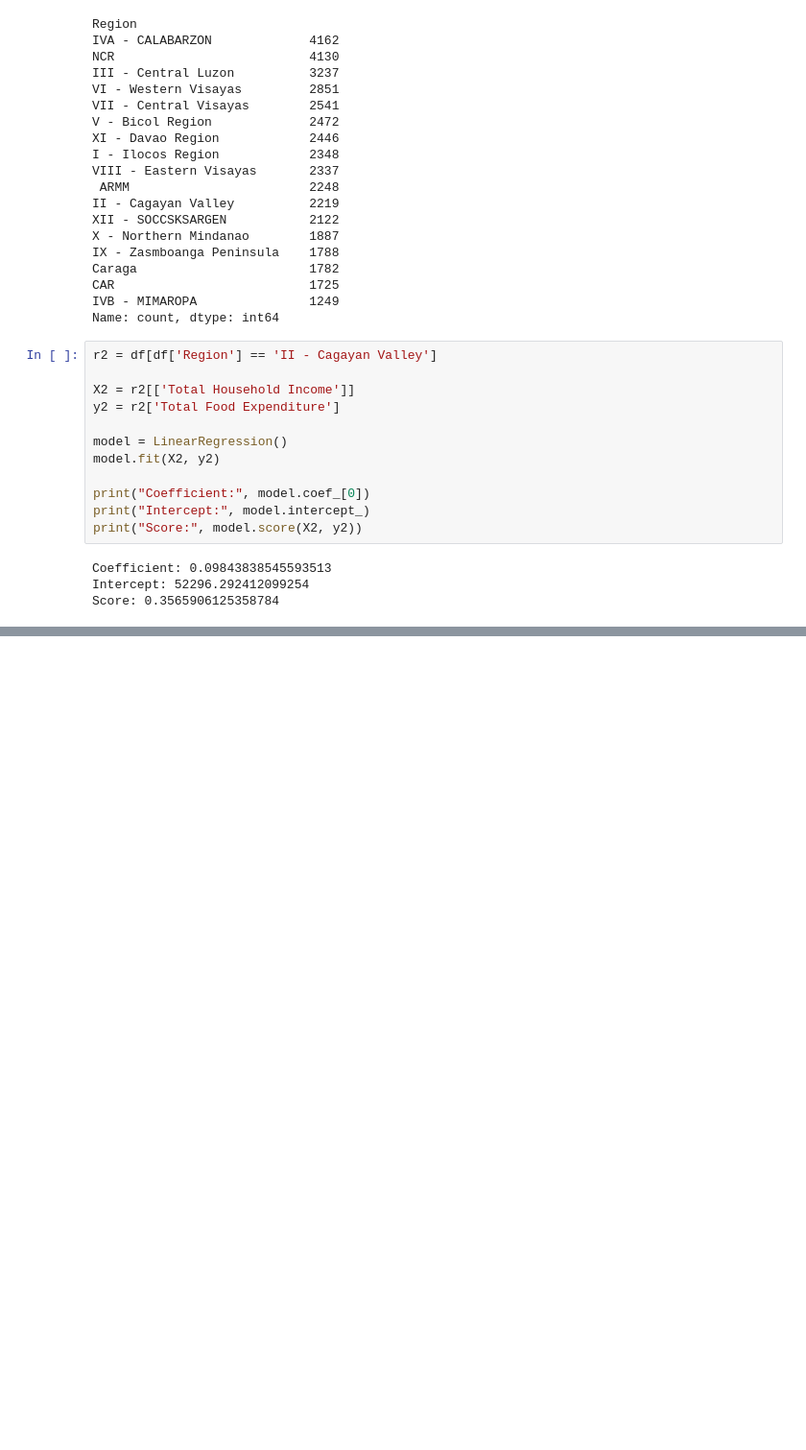
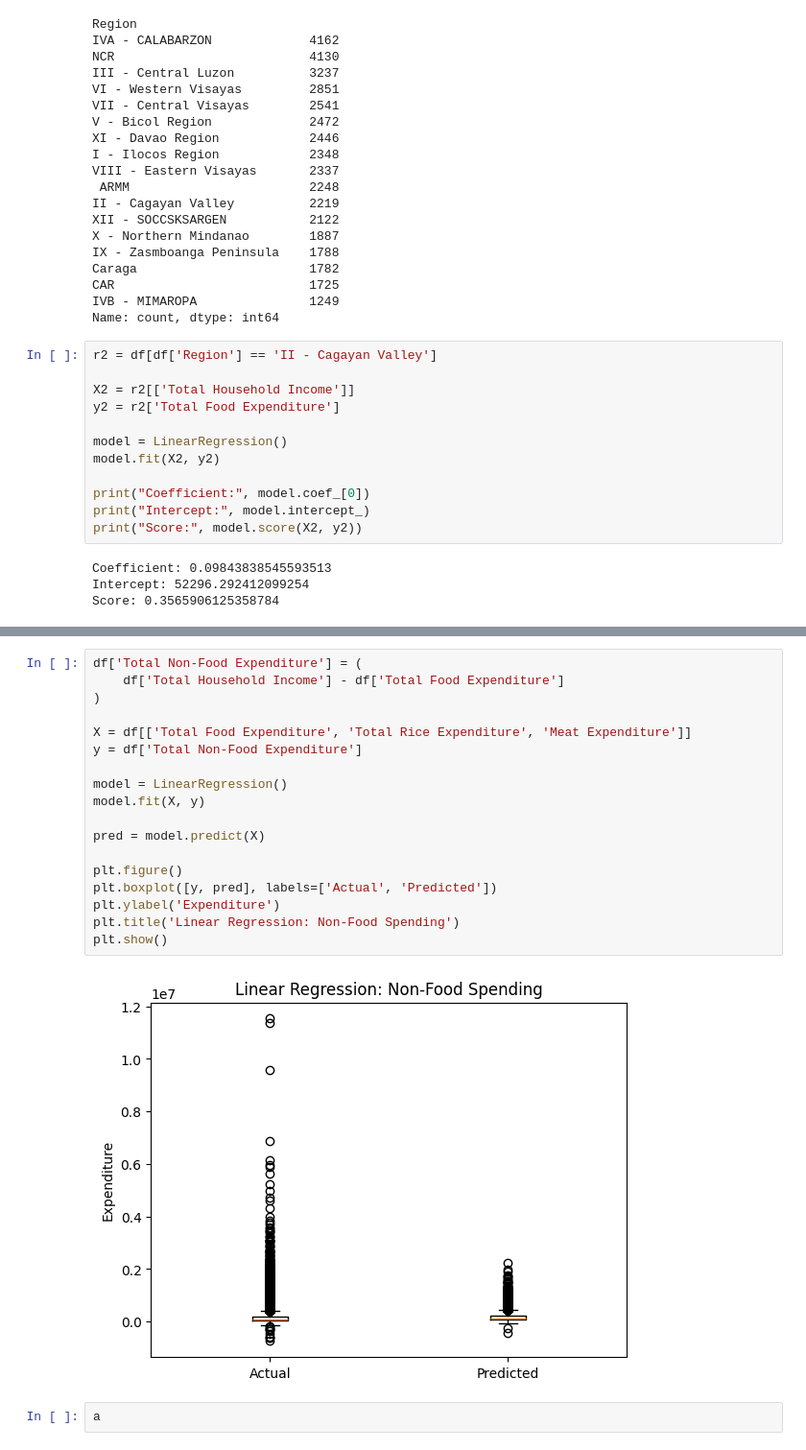
Before and after one commit to G4bG4b/ITELEC303_DELLOVA_3C, a Jupyter notebook: family(testing2).ipynb, the cells around one changed output, grey strips where cells are left out. Shown at 96% size. Drawn from its saved outputs; the diff is of its cells as text; blank space fills up the shorter version.

```diff
--- a/family(testing2).ipynb
+++ b/family(testing2).ipynb
@@ -117,0 +173,22 @@ No artists with labels found to put in legend.  Note that artists whose label st
+# %%
+df['Total Non-Food Expenditure'] = (
+    df['Total Household Income'] - df['Total Food Expenditure']
+)
+
+X = df[['Total Food Expenditure', 'Total Rice Expenditure', 'Meat Expenditure']]
+y = df['Total Non-Food Expenditure']
+
+model = LinearRegression()
+model.fit(X, y)
+
+pred = model.predict(X)
+
+plt.figure()
+plt.boxplot([y, pred], labels=['Actual', 'Predicted'])
+plt.ylabel('Expenditure')
+plt.title('Linear Regression: Non-Food Spending')
+plt.show()
+# %% [output]
+[figure, added]
+# %%
+a
```
Also changed, not shown: parts of 7 cells of this notebook.
